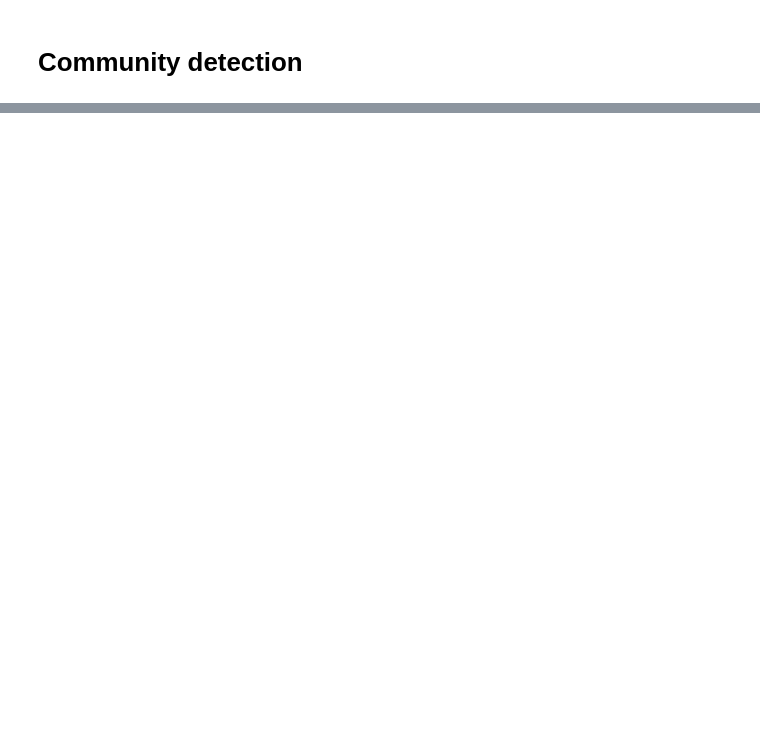
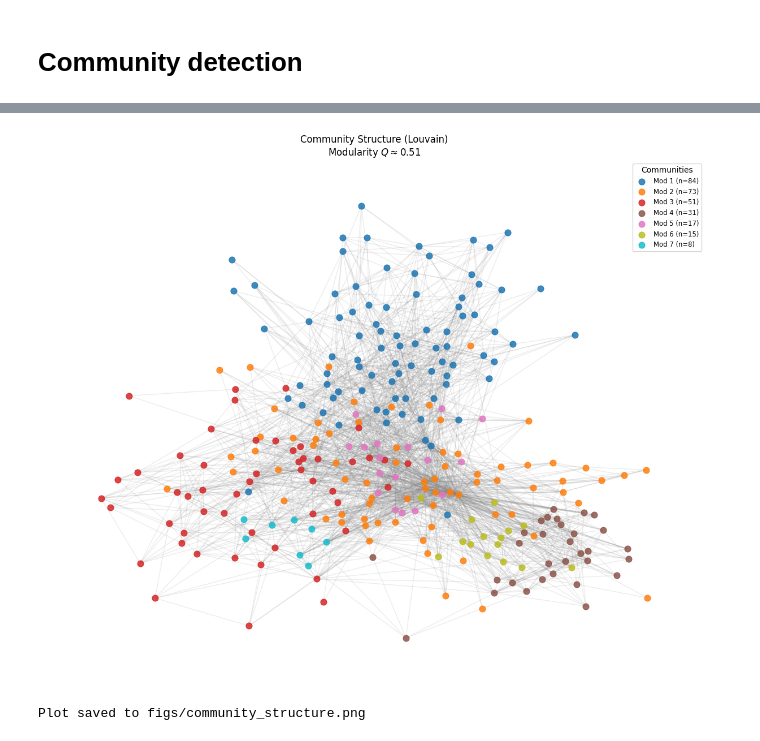
Before and after one commit to SimpingOjou/graph_theory_project, a Jupyter notebook: analysis.ipynb, the cells around one changed output, grey strips where cells are left out. Saved outputs shown, nothing was run; the diff lists cells and outputs as text; code cells hidden in the pictures; blank space fills up the shorter version.

```diff
--- a/analysis.ipynb
+++ b/analysis.ipynb
@@ -360,0 +363,78 @@ Community structure plot saved to community_structure.png
+# %%
+# --- 1. Community Detection (Louvain Method) ---
+# Louvain is a heuristic method to maximize Modularity
+# It generally works on undirected graphs.
+G_undirected = G.to_undirected()
+
+try:
+    from networkx.algorithms.community import louvain_communities, modularity
+
+    # Detect communities
+    communities = louvain_communities(G_undirected, seed=42)
+    print(f"Detected {len(communities)} communities.")
+
+    # Calculate Modularity (Q)
+    # This matches the formula Q = (1/2m) * sum(...)
+    Q_score = modularity(G_undirected, communities)
+    print(f"Modularity (Q): {Q_score:.4f}")
+
+    # Sort communities by size
+    communities = sorted(communities, key=len, reverse=True)
+    top_sizes = [len(c) for c in communities[:5]]
+    print(f"Sizes of largest communities: {top_sizes}")
+
+except ImportError:
+    print("Louvain algorithm not available. Please install/upgrade networkx or python-louvain.")
+    communities = []
+    Q_score = 0
+
+# --- 2. Visualization ---
+def plot_community_structure(G, communities, filename="figs/community_structure.png"):
+    """
+    Visualizes the network with nodes colored by their community.
+    """
+    if not communities:
+        return
+
+    # Create a map of node -> community index
+    partition = {}
+    for idx, comm in enumerate(communities):
+        for node in comm:
+            partition[node] = idx
+
+    plt.figure(figsize=(12, 10))
+    # Use spring layout for clustering visualization
+    pos = nx.spring_layout(G, seed=42, k=0.15, iterations=50)
+
+    # Setup Colors
+    # Using 'tab10' or 'tab20' for distinct community colors
+    num_comms = len(communities)
+    cmap = cm.get_cmap('tab20', num_comms) if num_comms > 10 else cm.get_cmap('tab10', num_comms)
+
+    # Draw nodes per community
+    for idx, comm in enumerate(communities):
+        nx.draw_networkx_nodes(G, pos, nodelist=list(comm),
+                               node_size=60,
+                               node_color=[cmap(idx)],
+                               alpha=0.85,
+                               label=f"Mod {idx+1} (n={len(comm)})")
+
+    # Draw edges (light/thin for background)
+    nx.draw_networkx_edges(G, pos, alpha=0.15, edge_color='gray')
+
+    plt.title(f"Community Structure (Louvain)\nModularity $Q \\approx {Q_score:.2f}$")
+    plt.axis('off')
+
+    # Legend for the top largest communities to avoid clutter
+    handles, labels = plt.gca().get_legend_handles_labels()
+    # Limit legend to top 10 if too many
+    plt.legend(handles[:10], labels[:10], loc='upper right', title="Communities", fontsize='small')
+
+    plt.tight_layout()
+    plt.savefig(filename, dpi=300)
+    plt.show()
+    print(f"Plot saved to {filename}")
+
+# Run the plot
+plot_community_structure(G_undirected, communities)
+# %% [output]
@@ -360,0 +444,2 @@ Community structure plot saved to community_structure.png
+[figure, added]
+Plot saved to figs/community_structure.png
```
Also changed, not shown: parts of 13 cells of this notebook, 8 other files.
